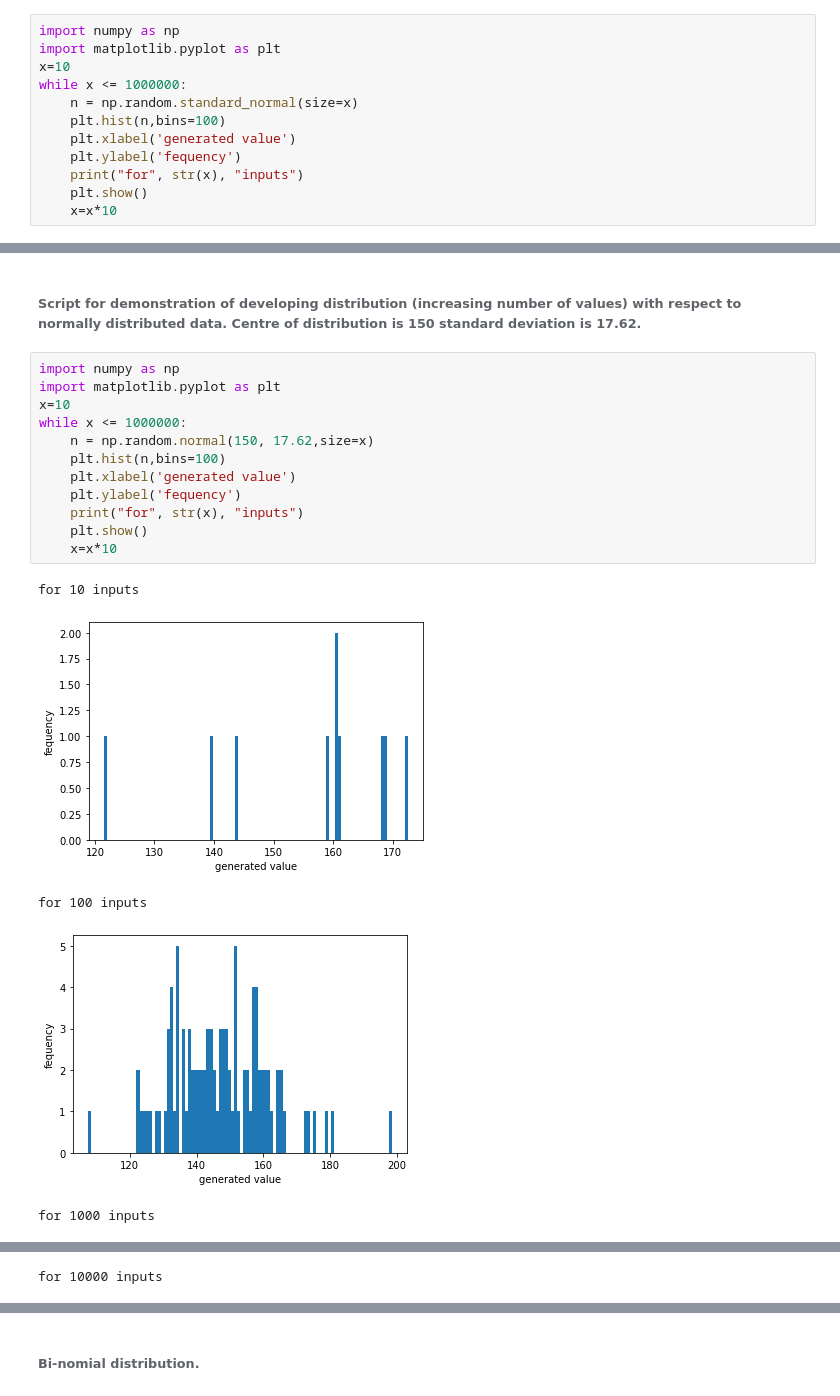
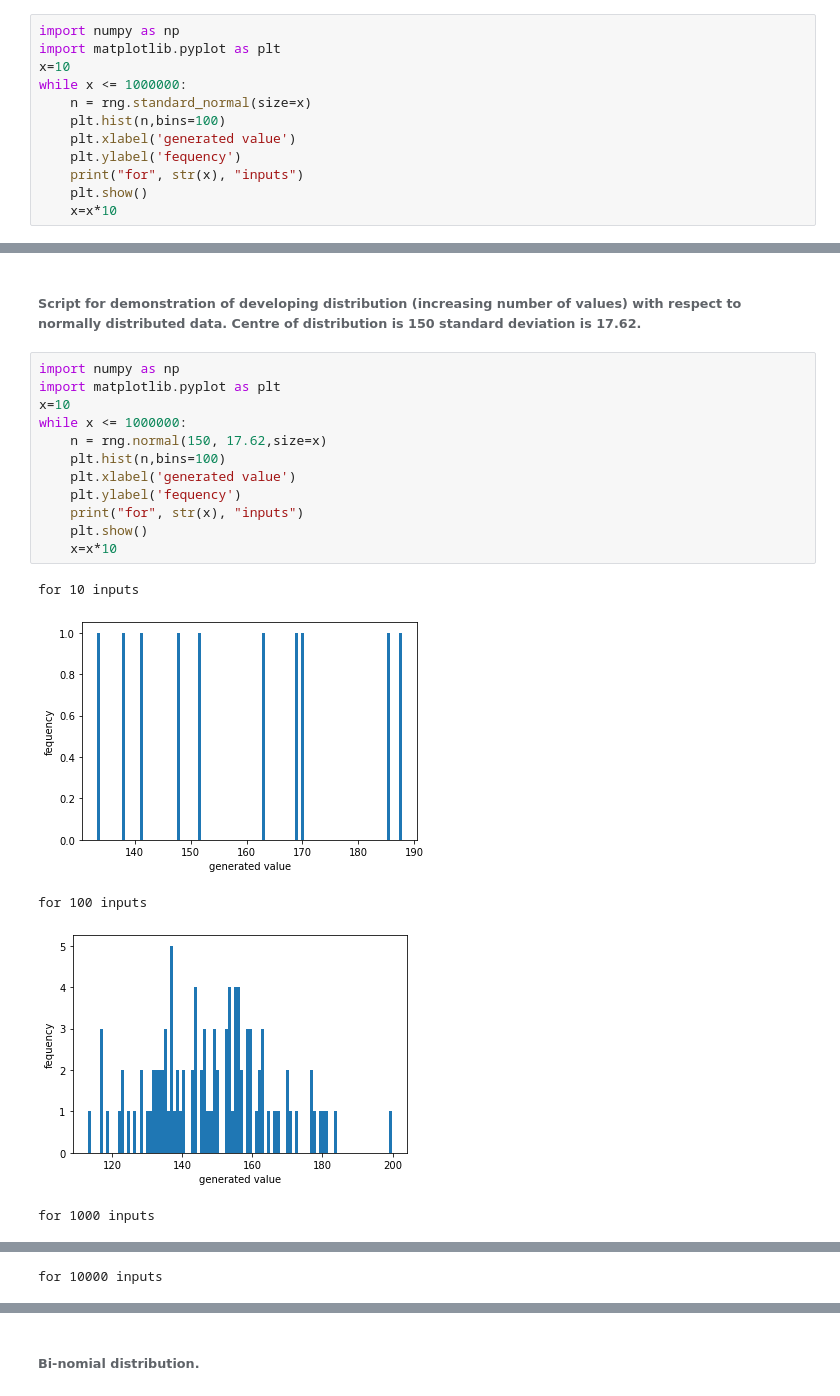
Before and after one commit to Jonathangmit/numpy-random-assignment, a Jupyter notebook: numpy-assignment.ipynb, the cells around one changed output, grey strips where cells are left out. Cells and saved outputs as stored; diff of their text form.

```diff
--- a/numpy-assignment.ipynb
+++ b/numpy-assignment.ipynb
@@ -206,7 +205,7 @@ import numpy as np
 import matplotlib.pyplot as plt
 x=10
 while x <= 1000000:
-    n = np.random.standard_normal(size=x)
+    n = rng.standard_normal(size=x)
     plt.hist(n,bins=100)
     plt.xlabel('generated value')
     plt.ylabel('fequency')
@@ -231,18 +230,18 @@ for 1000000 inputs
 # %%
 import numpy as np
 import matplotlib.pyplot as plt
 x=10
 while x <= 1000000:
-    n = np.random.normal(150, 17.62,size=x)
+    n = rng.normal(150, 17.62,size=x)
     plt.hist(n,bins=100)
     plt.xlabel('generated value')
     plt.ylabel('fequency')
     print("for", str(x), "inputs")
     plt.show()
     x=x*10
 # %% [output]
 for 10 inputs
-[figure, old version]
+[figure, new version]
 for 100 inputs
-[figure, old version]
+[figure, new version]
 for 1000 inputs
```
Also changed, not shown: parts of 16 cells of this notebook.
